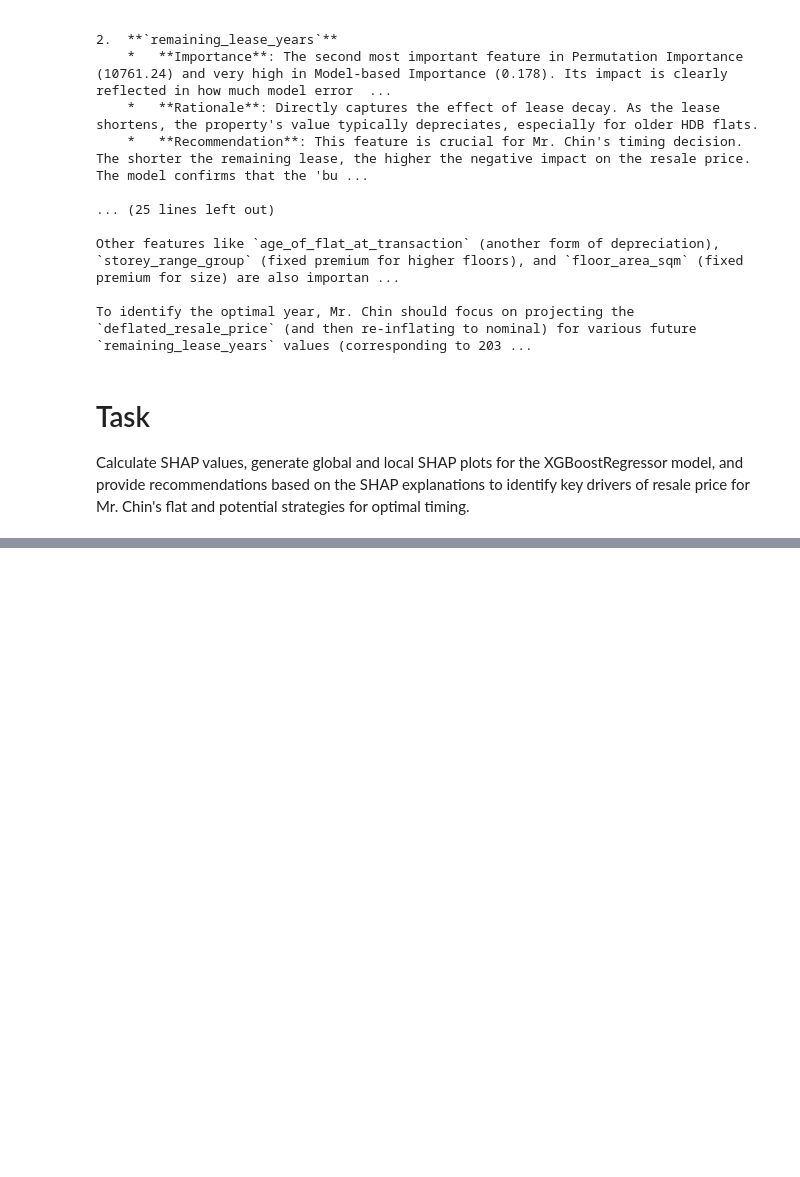
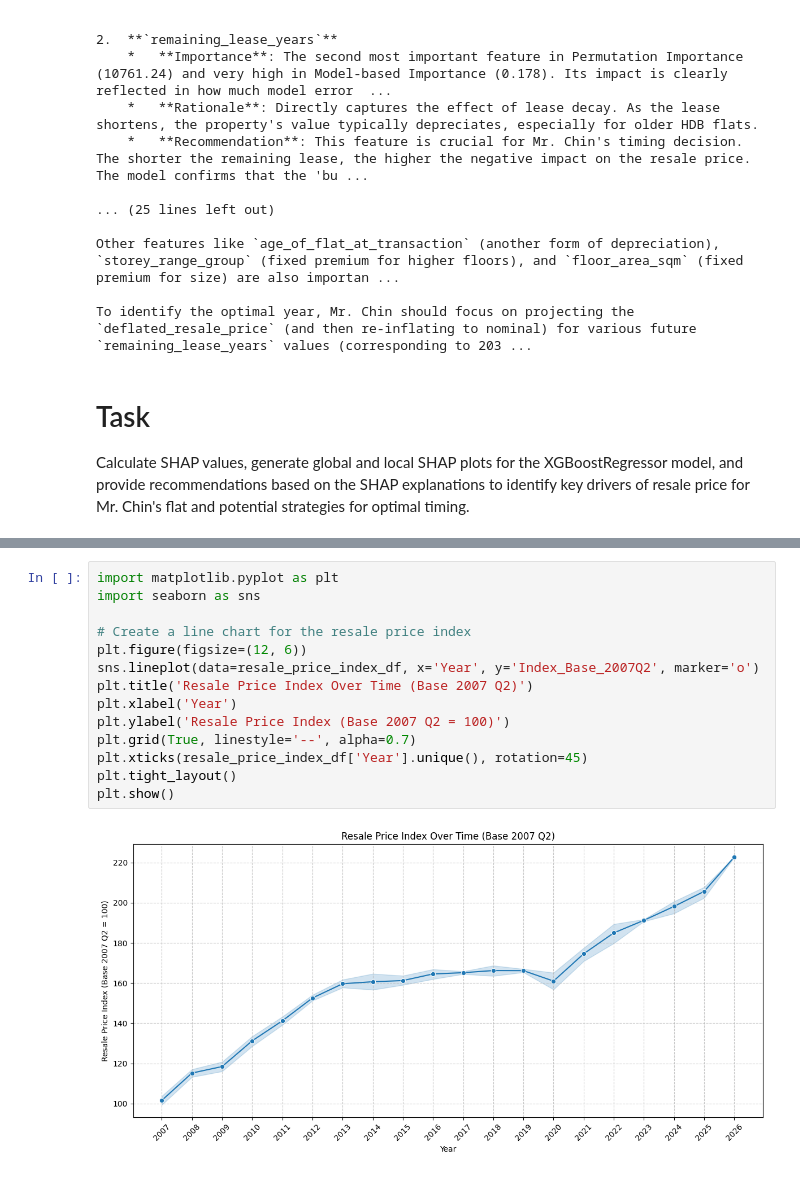
Before and after one commit to danielchin-ck/ADALL_github, a Jupyter notebook: project/6096089w_cda1c03_adall_project_2026_ver7.ipynb, the cells around one changed output, grey strips where cells are left out. Cells and saved outputs as stored; diff of their text form; blank space fills up the shorter version.

```diff
--- a/project/6096089w_cda1c03_adall_project_2026_ver7.ipynb
+++ b/project/6096089w_cda1c03_adall_project_2026_ver7.ipynb
@@ -2979,0 +3258,16 @@ Calculate SHAP values, generate global and local SHAP plots for the XGBoostRegre
+# %%
+import matplotlib.pyplot as plt
+import seaborn as sns
+
+# Create a line chart for the resale price index
+plt.figure(figsize=(12, 6))
+sns.lineplot(data=resale_price_index_df, x='Year', y='Index_Base_2007Q2', marker='o')
+plt.title('Resale Price Index Over Time (Base 2007 Q2)')
+plt.xlabel('Year')
+plt.ylabel('Resale Price Index (Base 2007 Q2 = 100)')
+plt.grid(True, linestyle='--', alpha=0.7)
+plt.xticks(resale_price_index_df['Year'].unique(), rotation=45)
+plt.tight_layout()
+plt.show()
+# %% [output]
+[figure, added]
```
Also changed, not shown: parts of 6 cells of this notebook.
